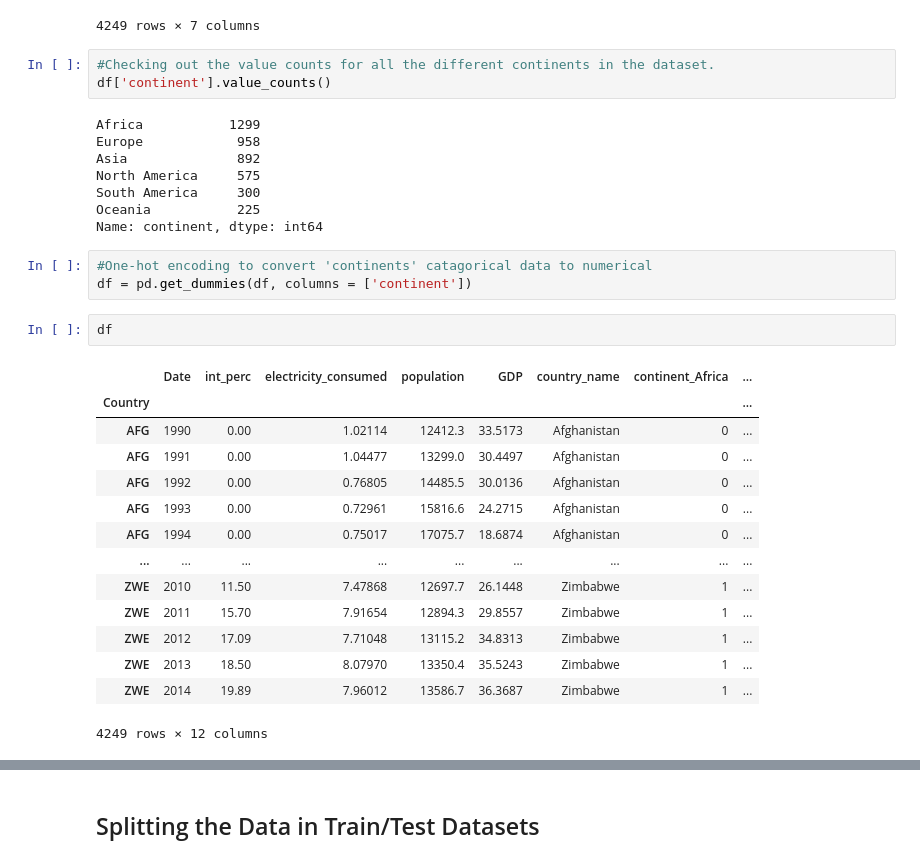
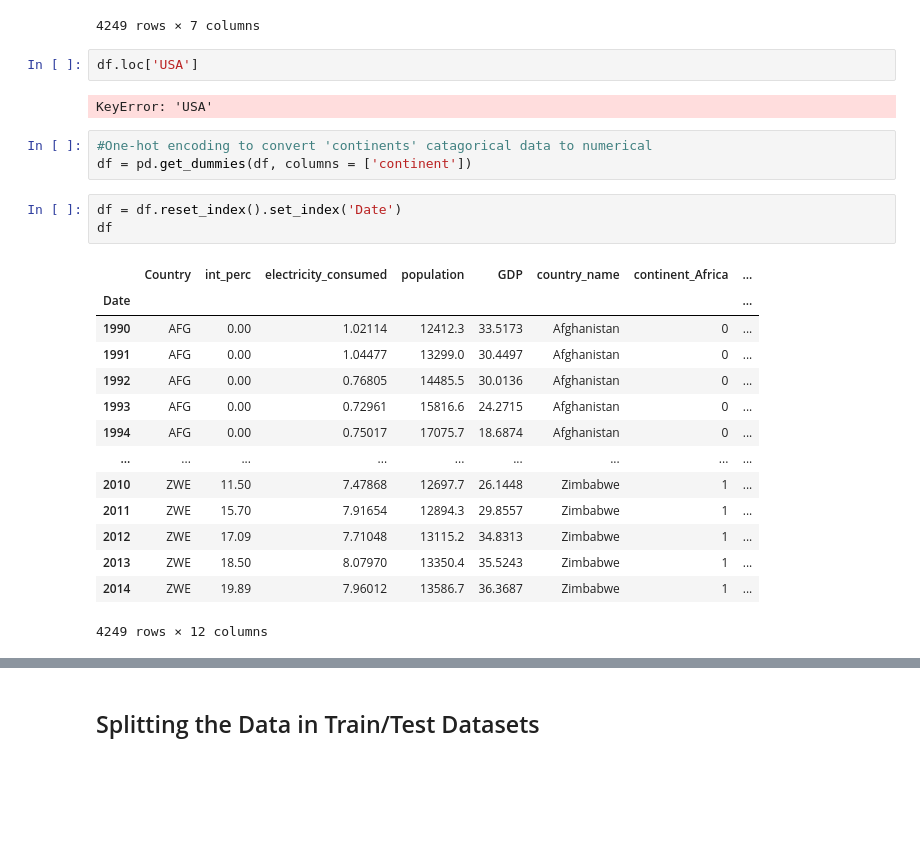
Before and after one commit to meester600/Springboard, a Jupyter notebook: Internet Capstone Project/Pre_Processing.ipynb, the cells around one changed output, grey strips where cells are left out. Drawn from its saved outputs; the diff is of its cells as text; blank space fills up the shorter version.

```diff
--- a/Internet Capstone Project/Pre_Processing.ipynb
+++ b/Internet Capstone Project/Pre_Processing.ipynb
@@ -66,34 +66,28 @@ df
 | ZWE | 2013 | 18.50 | 8.07970 | 13350.4 | 35.5243 | Africa | Zimbabwe |
 | ZWE | 2014 | 19.89 | 7.96012 | 13586.7 | 36.3687 | Africa | Zimbabwe |
 4249 rows × 7 columns
-# %%
-#Checking out the value counts for all the different continents in the dataset.
-df['continent'].value_counts()
-# %% [output]
-Africa           1299
-Europe            958
-Asia              892
-North America     575
-South America     300
-Oceania           225
-Name: continent, dtype: int64
+# %%
+df.loc['USA']
+# %% [output]
+KeyError: 'USA'
 # %%
 #One-hot encoding to convert 'continents' catagorical data to numerical
 df = pd.get_dummies(df, columns = ['continent'])
-# %%
-df
-# %% [output]
-|  | Date | int_perc | electricity_consumed | population | GDP | country_name | continent_Africa | ... |
-| Country |  |  |  |  |  |  |  | ... |
-| AFG | 1990 | 0.00 | 1.02114 | 12412.3 | 33.5173 | Afghanistan | 0 | ... |
-| AFG | 1991 | 0.00 | 1.04477 | 13299.0 | 30.4497 | Afghanistan | 0 | ... |
-| AFG | 1992 | 0.00 | 0.76805 | 14485.5 | 30.0136 | Afghanistan | 0 | ... |
-| AFG | 1993 | 0.00 | 0.72961 | 15816.6 | 24.2715 | Afghanistan | 0 | ... |
-| AFG | 1994 | 0.00 | 0.75017 | 17075.7 | 18.6874 | Afghanistan | 0 | ... |
-| ... | ... | ... | ... | ... | ... | ... | ... | ... |
-| ZWE | 2010 | 11.50 | 7.47868 | 12697.7 | 26.1448 | Zimbabwe | 1 | ... |
-| ZWE | 2011 | 15.70 | 7.91654 | 12894.3 | 29.8557 | Zimbabwe | 1 | ... |
-| ZWE | 2012 | 17.09 | 7.71048 | 13115.2 | 34.8313 | Zimbabwe | 1 | ... |
-| ZWE | 2013 | 18.50 | 8.07970 | 13350.4 | 35.5243 | Zimbabwe | 1 | ... |
-| ZWE | 2014 | 19.89 | 7.96012 | 13586.7 | 36.3687 | Zimbabwe | 1 | ... |
-4249 rows × 12 columns
+# %%
+df = df.reset_index().set_index('Date')
+df
+# %% [output]
+|  | Country | int_perc | electricity_consumed | population | GDP | country_name | continent_Africa | ... |
+| Date |  |  |  |  |  |  |  | ... |
+| 1990 | AFG | 0.00 | 1.02114 | 12412.3 | 33.5173 | Afghanistan | 0 | ... |
+| 1991 | AFG | 0.00 | 1.04477 | 13299.0 | 30.4497 | Afghanistan | 0 | ... |
+| 1992 | AFG | 0.00 | 0.76805 | 14485.5 | 30.0136 | Afghanistan | 0 | ... |
+| 1993 | AFG | 0.00 | 0.72961 | 15816.6 | 24.2715 | Afghanistan | 0 | ... |
+| 1994 | AFG | 0.00 | 0.75017 | 17075.7 | 18.6874 | Afghanistan | 0 | ... |
+| ... | ... | ... | ... | ... | ... | ... | ... | ... |
+| 2010 | ZWE | 11.50 | 7.47868 | 12697.7 | 26.1448 | Zimbabwe | 1 | ... |
+| 2011 | ZWE | 15.70 | 7.91654 | 12894.3 | 29.8557 | Zimbabwe | 1 | ... |
+| 2012 | ZWE | 17.09 | 7.71048 | 13115.2 | 34.8313 | Zimbabwe | 1 | ... |
+| 2013 | ZWE | 18.50 | 8.07970 | 13350.4 | 35.5243 | Zimbabwe | 1 | ... |
+| 2014 | ZWE | 19.89 | 7.96012 | 13586.7 | 36.3687 | Zimbabwe | 1 | ... |
+4249 rows × 12 columns
```
Also changed, not shown: parts of 23 cells of this notebook, 10 other files.
